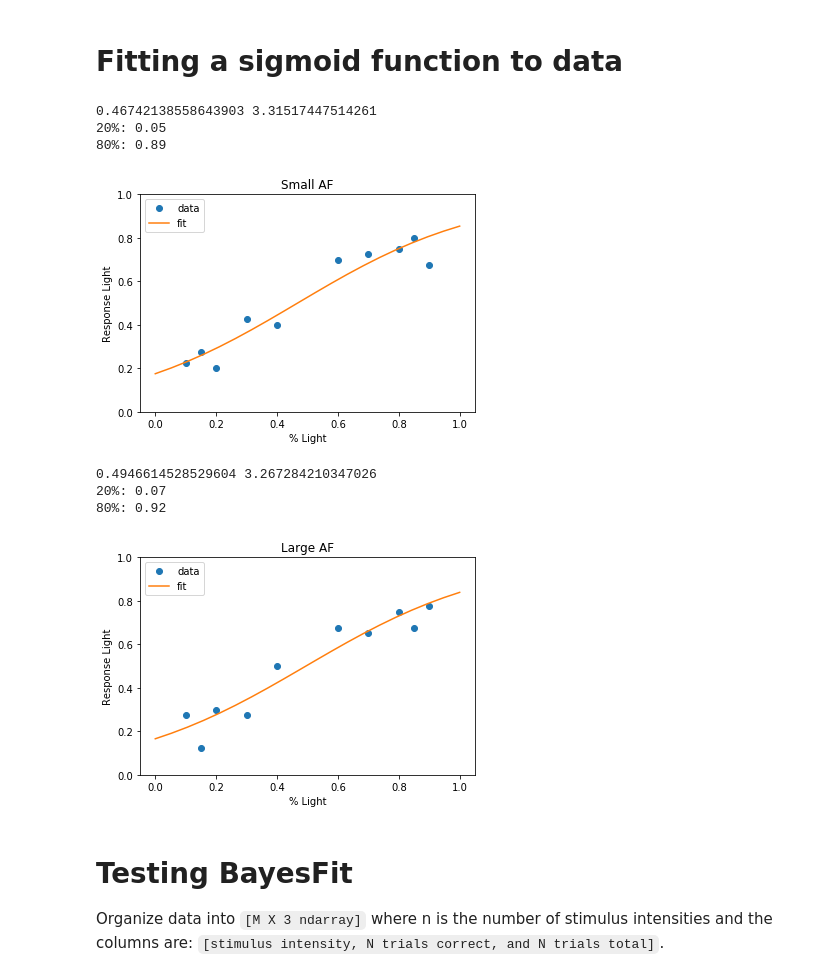
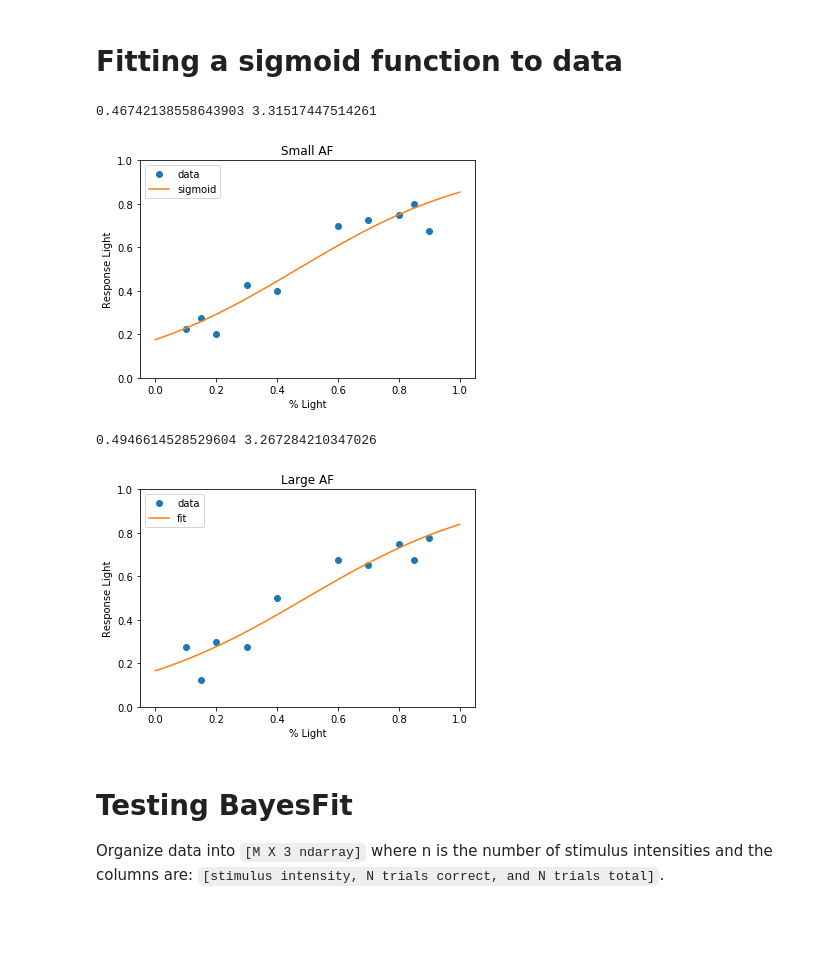
Before and after one commit to sumiyaabdi/PRF_Experiment_Checkers, a Jupyter notebook: Experiment/analysis/analysis.ipynb, the cells around one changed output. Drawn from its saved outputs; the diff is of its cells as text; code cells hidden in the pictures; blank space fills up the shorter version.

```diff
--- a/Experiment/analysis/analysis.ipynb
+++ b/Experiment/analysis/analysis.ipynb
@@ -216,17 +249,12 @@ plt.show
 
 p(x) = \frac{a} {\lambda}(\frac{x}{\lambda})^{a-1}e^{-(x/\lambda)^a},
 # %%
-#use weibull instead????
+def sigmoid(x,x0,k):
+    y = np.array(1 / (1 + np.exp(-k*(x-x0))))
+    return y
 
-# def F(a,b):
-#     1- np.exp()
-
-# def weibull(g,l,a,b):
-#     y = g +(1-g -l)*F(a,b)
-#     return y
-
-def sigmoid(x, x0, k):
-    y = 1 / (1 + np.exp(-k*(x-x0)))
+def weibull(x,x0,k,g,l):
+    y = g +(1-g -l)*sigmoid(x,k)
     return y
 
 def inv_sigmoid(y,x0,k):
@@ -238,58 +266,55 @@ ydata = resp_light_s
 
 popt, pcov = curve_fit(sigmoid, xdata, ydata)
 
-val = (abs(0.5-inv_sigmoid(.2,*popt))+abs(0.5-inv_sigmoid(.2,*popt)))/2
+# val = (abs(0.5-inv_sigmoid(.2,*popt))+abs(0.5-inv_sigmoid(.2,*popt)))/2
 
 
 print(*popt)
-print(f'20%: {inv_sigmoid(.2,*popt):.2f} \
-      \n80%: {inv_sigmoid(.8,*popt):.2f} \
-      \nYes/No Values: {0.5+val:.3f} , {0.5-val:.3f}')
+
+# print(f'20%: {inv_sigmoid(.2,*popt):.2f} \
+#       \n80%: {inv_sigmoid(.8,*popt):.2f} \
+#       \nYes/No Values: {0.5+val:.3f} , {0.5-val:.3f}')
 
 x = np.linspace(0, 1, 20)
 y = sigmoid(x, *popt)
 
 plt.plot(xdata, ydata, 'o', label='data')
 plt.title('Small AF')
-plt.plot(x,y, label='fit')
+plt.plot(x,y, label='sigmoid')
 plt.ylim(0, 1)
 plt.ylabel('Response Light')
 plt.xlabel('% Light')
 plt.legend(loc='best')
 plt.show()
 
 ## LARGE AF ##
 xdata = difficulties_l
 ydata = resp_light_l
 
 popt, pcov = curve_fit(sigmoid, xdata, ydata)
 
-val = (abs(0.5-inv_sigmoid(.2,*popt))+abs(0.5-inv_sigmoid(.2,*popt)))/2
+# val = (abs(0.5-inv_sigmoid(.2,*popt))+abs(0.5-inv_sigmoid(.2,*popt)))/2
 
 print(*popt)
-print(f'20%: {inv_sigmoid(.2,*popt):.2f} \
-      \n80%: {inv_sigmoid(.8,*popt):.2f} \
-      \nYes/No Values: {0.5+val:.3f} , {0.5-val:.3f}')
+# print(f'20%: {inv_sigmoid(.2,*popt):.2f} \
+#       \n80%: {inv_sigmoid(.8,*popt):.2f} \
+#       \nYes/No Values: {0.5+val:.3f} , {0.5-val:.3f}')
 
 x = np.linspace(0, 1, 20)
 y = sigmoid(x, *popt)
 
 plt.plot(xdata, ydata, 'o', label='data')
 plt.title('Large AF')
 plt.plot(x,y, label='fit')
 plt.ylim(0, 1)
 plt.ylabel('Response Light')
 plt.xlabel('% Light')
 plt.legend(loc='best')
 plt.show()
 # %% [output]
 0.46742138558643903 3.31517447514261
-20%: 0.05
-80%: 0.89
-[figure, old version]
+[figure, new version]
 0.4946614528529604 3.267284210347026
-20%: 0.07
-80%: 0.92
 [figure]
 # %% [markdown]
 # Testing BayesFit
```
Also changed, not shown: parts of 3 cells of this notebook, 7 other files.
